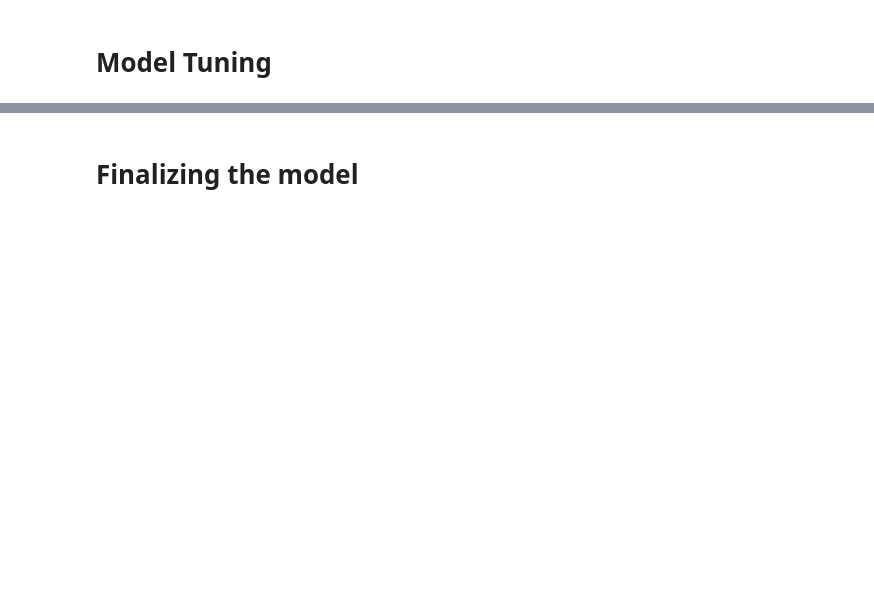
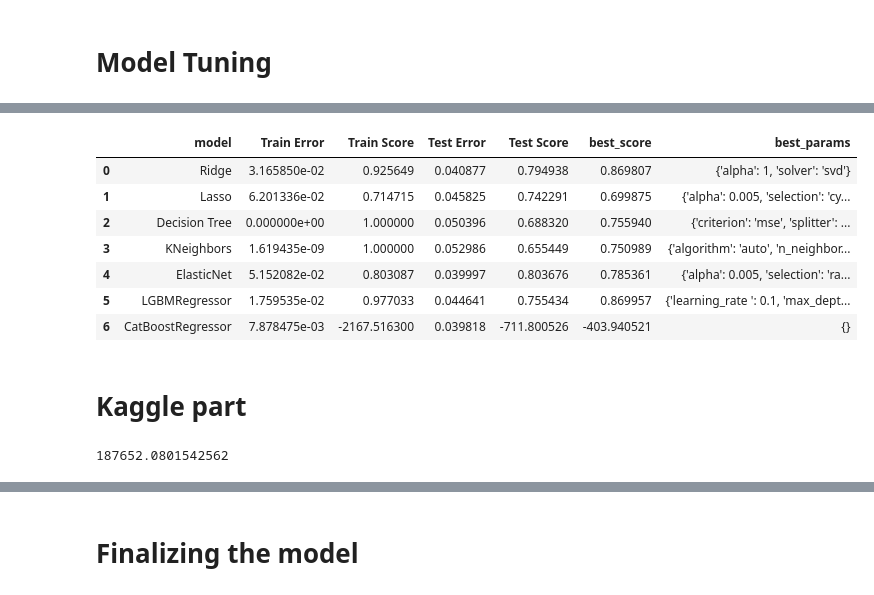
Before and after one commit to DevTeymur/House-Price-Prediction-Model, a Jupyter notebook: model.ipynb, the cells around one changed output, grey strips where cells are left out. Cells and saved outputs as stored; diff of their text form; code cells hidden in the pictures; blank space fills up the shorter version.

```diff
--- a/model.ipynb
+++ b/model.ipynb
@@ -636,6 +485,6 @@ from lightgbm import LGBMRegressor
 # %%
-def results(Y_train, Y_train_pred, Y_test, Y_test_pred, model, df, score, X_train, X_test):
-    print(df.name, type(model).__name__)
+def results(Y_train, Y_train_pred, Y_test, Y_test_pred, model, score, X_train, X_test):
+    print(type(model).__name__)
     print('Train Rmse: {}'.format(np.sqrt(mean_squared_error(Y_train, Y_train_pred))))
     print('Train Score: {}'.format(model.score(X_train, Y_train)))
     print('Test Rmse: {}'.format(np.sqrt(mean_squared_error(Y_test, Y_test_pred))))
@@ -810,0 +562,29 @@ Fitting 10 folds for each of 960 candidates, totalling 9600 fits
+# %%
+def model_tunings(x,y, model_params):
+    results=[]
+    X_train, X_test, Y_train, Y_test = train_test_split(x, y, test_size=0.25, random_state=randomstate)
+    for model_name, mp in model_params.items():
+        clf=GridSearchCV(mp['model'], mp['params'], cv=5, return_train_score=True)
+        clf.fit(X_train, Y_train)
+        Y_train_pred=clf.predict(X_train)
+        Y_test_pred=clf.predict(X_test)
+        train_error=np.sqrt(mean_squared_error(Y_train, Y_train_pred))
+        train_score=clf.score(X_train, Y_train)
+        test_error=np.sqrt(mean_squared_error(Y_test, Y_test_pred))
+        test_score=clf.score(X_test, Y_test)
+        print(model_name)
+        print('Train Rmse: {}'.format(train_error))
+        print('Train Score: {}'.format(train_score))
+        print('Test Rmse: {}'.format(test_error))
+        print('Test Score: {}'.format(test_score))
+        print('------------------------------------------------------')
+        results.append({'model': model_name,
+                        'Train Error': train_error,
+                        'Train Score': train_score,
+                        'Test Error': test_error,
+                        'Test Score': test_score,
+                        'best_score': clf.best_score_,
+                        'best_params': clf.best_params_})
+    return results
+# %%
+scores = model_tunings(X, Y, model_parameters)
@@ -810,0 +609,28 @@ Fitting 10 folds for each of 960 candidates, totalling 9600 fits
+# %%
+res = pd.DataFrame(scores)
+# %%
+res.sort_values('Test Error', ascending = False).reset_index(drop=True)
+res
+# %% [output]
+|  | model | Train Error | Train Score | Test Error | Test Score | best_score | best_params |
+| 0 | Ridge | 3.165850e-02 | 0.925649 | 0.040877 | 0.794938 | 0.869807 | {'alpha': 1, 'solver': 'svd'} |
+| 1 | Lasso | 6.201336e-02 | 0.714715 | 0.045825 | 0.742291 | 0.699875 | {'alpha': 0.005, 'selection': 'cy... |
+| 2 | Decision Tree | 0.000000e+00 | 1.000000 | 0.050396 | 0.688320 | 0.755940 | {'criterion': 'mse', 'splitter': ... |
+| 3 | KNeighbors | 1.619435e-09 | 1.000000 | 0.052986 | 0.655449 | 0.750989 | {'algorithm': 'auto', 'n_neighbor... |
+| 4 | ElasticNet | 5.152082e-02 | 0.803087 | 0.039997 | 0.803676 | 0.785361 | {'alpha': 0.005, 'selection': 'ra... |
+| 5 | LGBMRegressor | 1.759535e-02 | 0.977033 | 0.044641 | 0.755434 | 0.869957 | {'learning_rate ': 0.1, 'max_dept... |
+| 6 | CatBoostRegressor | 7.878475e-03 | -2167.516300 | 0.039818 | -711.800526 | -403.940521 | {} |
+# %% [markdown]
+# Kaggle part
+# %%
+#Calling model with best parameters
+Train1=Train.copy()
+X1=Train.drop('SalePrice', axis=1)
+Y1=Train[['SalePrice']]
+X_train, X_test, Y_train, Y_test = train_test_split(X1, Y1, test_size=0.25, random_state=19)
+rg=Ridge(alpha=1, solver='svd')
+rg.fit(X_train, Y_train)
+pr=rg.predict(Test)
+print(np.sqrt(mean_squared_error(Y_test, Y_test_pred)))
+# %% [output]
+187652.0801542562
```
Also changed, not shown: parts of 108 cells of this notebook, 5 other files.
